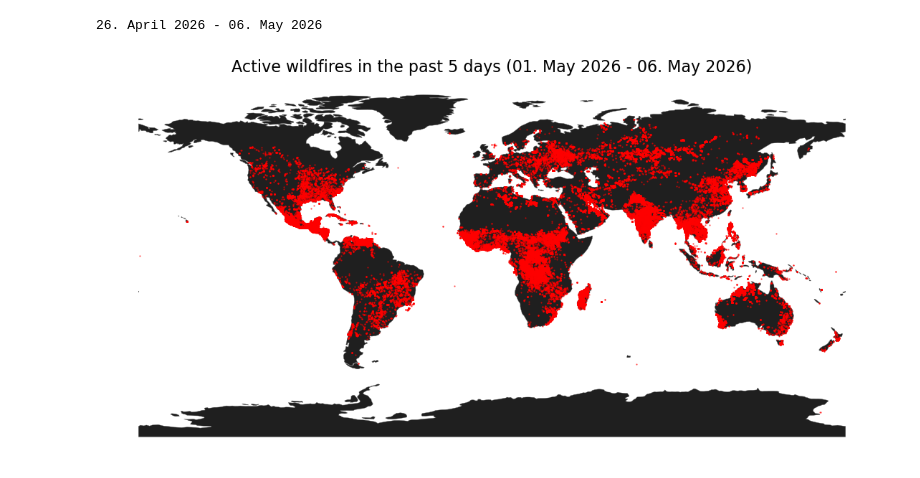
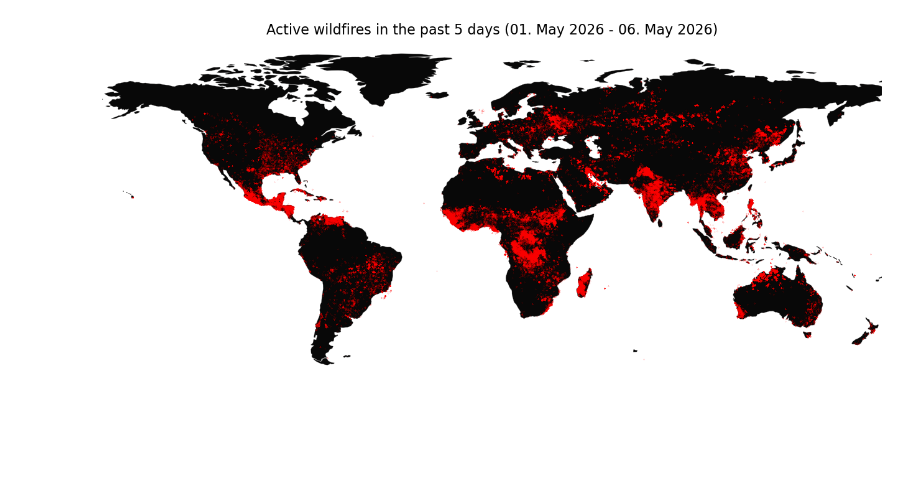
Before and after one commit to kaimuelle/Wildfires-Project, a Jupyter notebook: Notebook_wildfires.ipynb, the cells around one changed output. Drawn from its saved outputs; the diff is of its cells as text; code cells hidden in the pictures; blank space fills up the shorter version.

```diff
--- a/Notebook_wildfires.ipynb
+++ b/Notebook_wildfires.ipynb
@@ -11,55 +11,52 @@ from datetime import datetime, timedelta
 #Example: xdays_in_the_past=10 and today's date is the 15.05.2026 -> output: 5. May 2026 - 15. May 2026
 
 def datefunction(xdays_in_the_past):
+    todays_date = datetime.today()
     start_date = ((todays_date - timedelta(days=xdays_in_the_past)).date()).strftime("%d. %B %Y")
     end_date = (todays_date.date()).strftime("%d. %B %Y")
     date_span = (f"{start_date} - {end_date}")
 
     return date_span
-# %% [output]
-26. April 2026 - 06. May 2026
 # %%
 # Load world basemap from "geodatasets"
 path = get_path("naturalearth.land")
 world = gpd.read_file(path)
 
-# FIRMS API: letzte 7 Tage VIIRS S-NPP
+# My API key for the last seven days of data from the VIIRS S-NPP satellite sensor
 API_KEY = "875c5f8321acb83297f0d59448343c67"
 
 url = f"https://firms.modaps.eosdis.nasa.gov/api/area/csv/{API_KEY}/VIIRS_SNPP_NRT/world/5"
 
-firms_df = pd.read_csv(url)
+FIRMS_df = pd.read_csv(url)
 
 # Convert fire data to georeferenced points
-fires = gpd.GeoDataFrame(
-    firms_df,
-    geometry=gpd.points_from_xy(firms_df["longitude"], firms_df["latitude"]),
-    crs="EPSG:4326"
-)
+fires = gpd.GeoDataFrame(FIRMS_df, geometry=gpd.points_from_xy(FIRMS_df["longitude"], FIRMS_df["latitude"]))
 
 # Worldmap
-fig, ax = plt.subplots(figsize=(14, 7))
+fig, ax = plt.subplots(figsize=(17, 7))
 
 world.plot(
     ax=ax,
-    color="#1f1f1f",
-    edgecolor="#555555",
-    linewidth=0.3
-
+    color="#080808",
+    edgecolor="#666464",
+    linewidth=0.2
 )
 
+#alpha to adjust transparency (0=invisible, 1=opaque)
 fires.plot(
     ax=ax,
     color="red",
-    markersize=0.4,
-    alpha=0.6
+    markersize=0.01,
+    alpha=1
 )
 
-# Map cosmetics
+# Map cosmetics (title and removing lon,lat)
 ax.set_title(f"Active wildfires in the past 5 days ({datefunction(5)})", fontsize=16)
 ax.set_axis_off()
 
-
+#clipping map for better visibility
+ax.set_ylim(-60, 90)
+ax.set_xlim(-169, 180)
 plt.show()
 # %% [output]
-[figure, old version]
+[figure, new version]
```
